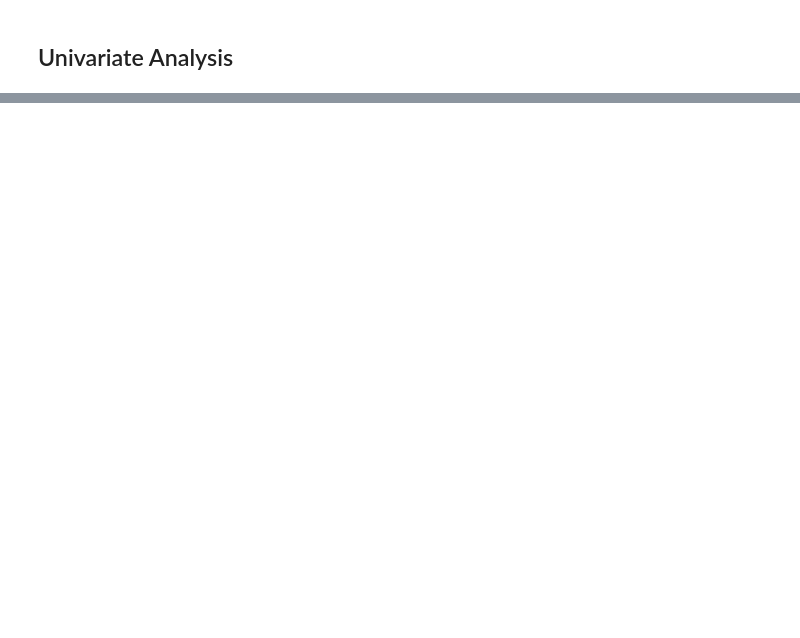
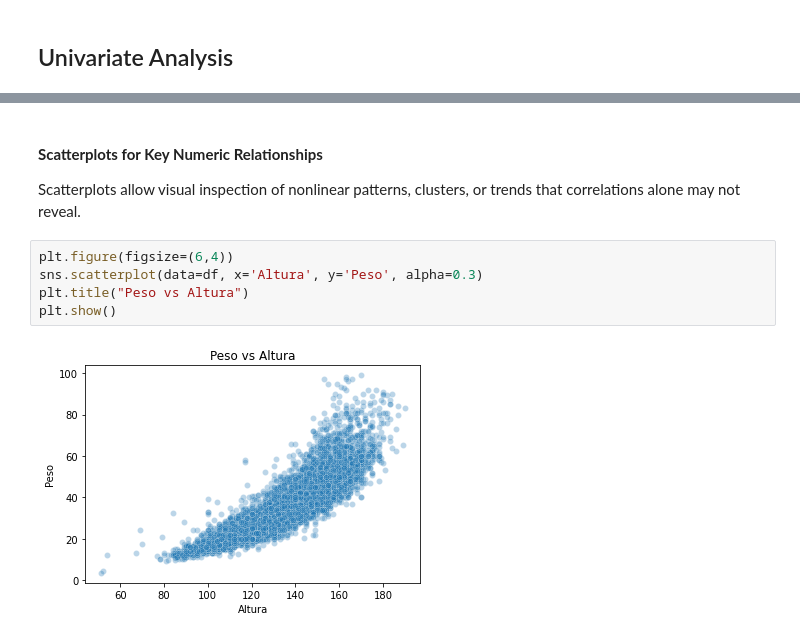
Before and after one commit to Proenca13/Project_FDS, a Jupyter notebook: PredictingCardiacDiseasesChildren.ipynb, the cells around one changed output, grey strips where cells are left out. Cells and saved outputs as stored; diff of their text form; blank space fills up the shorter version.

```diff
--- a/PredictingCardiacDiseasesChildren.ipynb
+++ b/PredictingCardiacDiseasesChildren.ipynb
@@ -678,0 +1076,11 @@ df_scaled
+# %% [markdown]
+#### **Scatterplots for Key Numeric Relationships**
+
+Scatterplots allow visual inspection of nonlinear patterns, clusters, or trends that correlations alone may not reveal.
+# %%
+plt.figure(figsize=(6,4))
+sns.scatterplot(data=df, x='Altura', y='Peso', alpha=0.3)
+plt.title("Peso vs Altura")
+plt.show()
+# %% [output]
+[figure, added]
```
Also changed, not shown: parts of 28 cells of this notebook, 1 other file.
